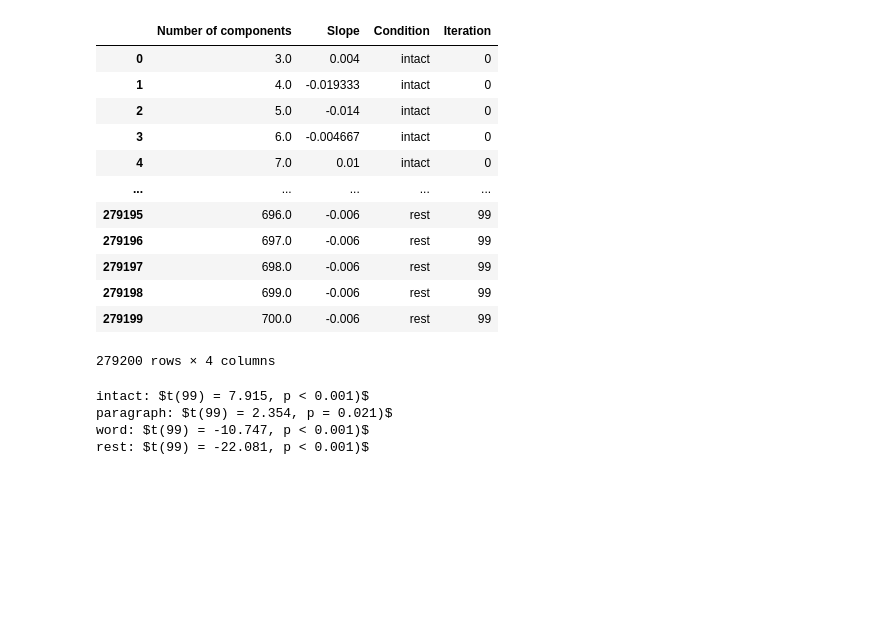
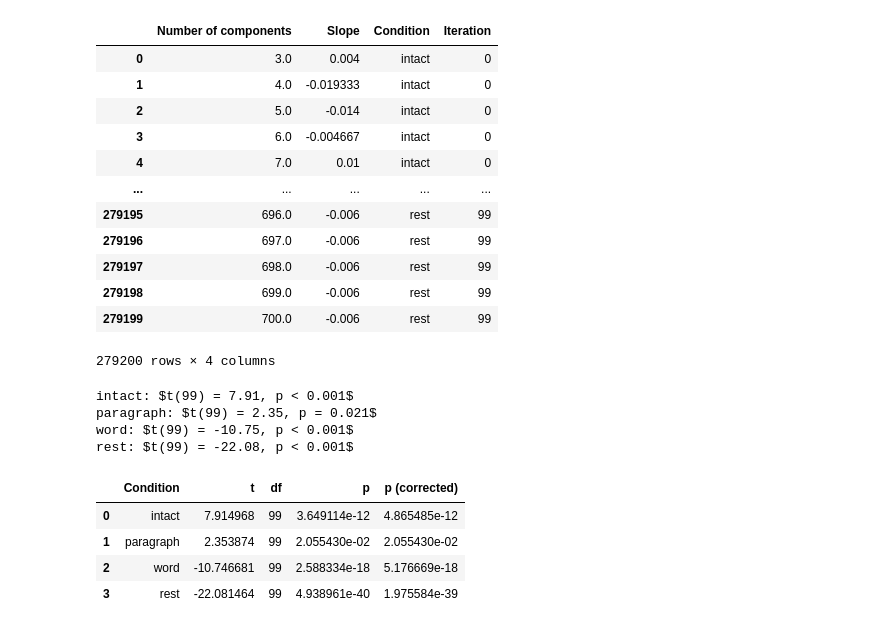
Before and after one commit to ContextLab/pca_paper, a Jupyter notebook: code/notebooks/decoding_and_compression.ipynb, the cells around one changed output. Cells and saved outputs as stored; diff of their text form; code cells hidden in the pictures; blank space fills up the shorter version.

```diff
--- a/code/notebooks/decoding_and_compression.ipynb
+++ b/code/notebooks/decoding_and_compression.ipynb
@@ -398,12 +451,31 @@ slopes
 | 279198 | 699.0 | -0.006 | rest | 99 |
 | 279199 | 700.0 | -0.006 | rest | 99 |
 279200 rows × 4 columns
-# %%
-for c in conditions:
-    results = ttest_1samp(slopes.query('Condition == @c & `Number of components` == 20')['Slope'].astype(float), 0)
-    print(f"{c}: $t({results.df}) = {results.statistic:0.3f}, {pstring(results.pvalue)})$")
-# %% [output]
-intact: $t(99) = 7.915, p < 0.001)$
-paragraph: $t(99) = 2.354, p = 0.021)$
-word: $t(99) = -10.747, p < 0.001)$
-rest: $t(99) = -22.081, p < 0.001)$
+# %%
+slope_comparisons = []
+
+for c in conditions:
+    results = ttest_1samp(slopes.query('Condition == @c & `Number of components` == 20')['Slope'].astype(float), 0)
+    slope_comparisons.append(pd.DataFrame.from_records([{'Condition': c, 't': results.statistic, 'df': results.df, 'p': results.pvalue}]))
+
+# correct for multiple comparisons
+slope_comparisons = pd.concat(slope_comparisons, ignore_index=True, axis=0)
+slope_comparisons['p (corrected)'] = multipletests(slope_comparisons['p'], method='fdr_bh')[1]
+
+# print results for easy copy-pasting into manuscript
+for i, row in slope_comparisons.iterrows():
+    print(f'{row["Condition"]}: $t({row["df"]:.0f}) = {row["t"]:.2f}, {pstring(row["p (corrected)"])}$')
+# %% [output]
+intact: $t(99) = 7.91, p < 0.001$
+paragraph: $t(99) = 2.35, p = 0.021$
+word: $t(99) = -10.75, p < 0.001$
+rest: $t(99) = -22.08, p < 0.001$
+# %%
+# display table
+slope_comparisons
+# %% [output]
+|  | Condition | t | df | p | p (corrected) |
+| 0 | intact | 7.914968 | 99 | 3.649114e-12 | 4.865485e-12 |
+| 1 | paragraph | 2.353874 | 99 | 2.055430e-02 | 2.055430e-02 |
+| 2 | word | -10.746681 | 99 | 2.588334e-18 | 5.176669e-18 |
+| 3 | rest | -22.081464 | 99 | 4.938961e-40 | 1.975584e-39 |
```
Also changed, not shown: parts of 7 cells of this notebook, 23 other files.
